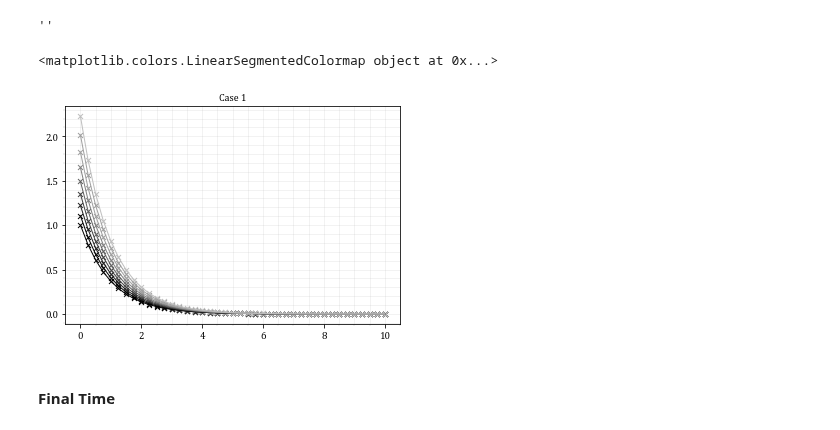
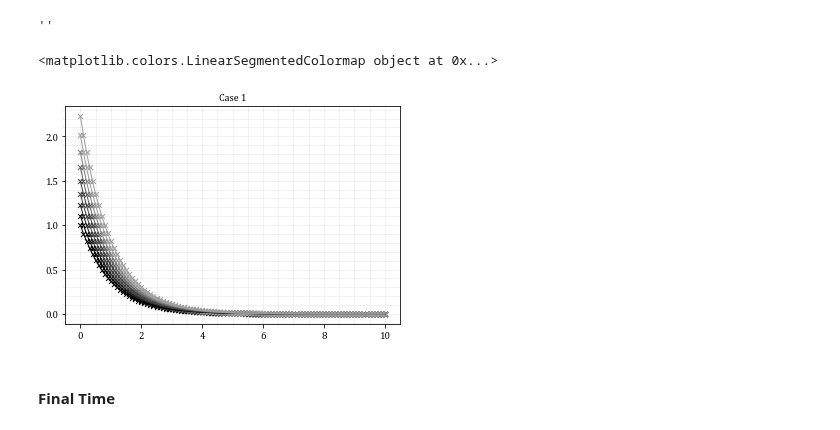
Before and after one commit to rebpoli/Doutorado, a Jupyter notebook: PGE382-NumericalMethods/CP3/CP3.ipynb, the cells around one changed output. Drawn from its saved outputs; the diff is of its cells as text; code cells hidden in the pictures.

```diff
--- a/PGE382-NumericalMethods/CP3/CP3.ipynb
+++ b/PGE382-NumericalMethods/CP3/CP3.ipynb
@@ -9,8 +9,8 @@
 MAXX = 10
 MAXT = 0.85
 
-DX = 1 / 40
-DT = 1 / 100
+DX = 1 / 10
+DT = 1 / 10
 # %% [markdown]
 ### a) Case 1
 # %%
@@ -79,23 +79,23 @@ print("# Done")
 # %%
 import matplotlib.pyplot as plt
 import numpy as np
 from matplotlib import cm
 
-range = np.arange(nt-1)[::10]
+range = np.arange(nt-1)[::1]
 # range = np.arange(2)
 colors = cm.get_cmap('gray', len(range))
 print(colors)
 i=0
 for n in range :
-    evr = 10
+    evr = 1
     c=colors(n/nt*.8)
     plt.plot( X[::evr], EXACT_Uni[n,::evr], color=c )
     plt.scatter( X[::evr], Uni[n,::evr], color=c, s=25, marker='x' )
 plt.title("Case 1")
 plt.savefig("Case_1.svg")
 # %% [output]
 <matplotlib.colors.LinearSegmentedColormap object at 0x...>
-[figure, old version]
+[figure, new version]
 # %% [markdown]
 #### Final Time
 # %%
```
Also changed, not shown: 7 other files.
